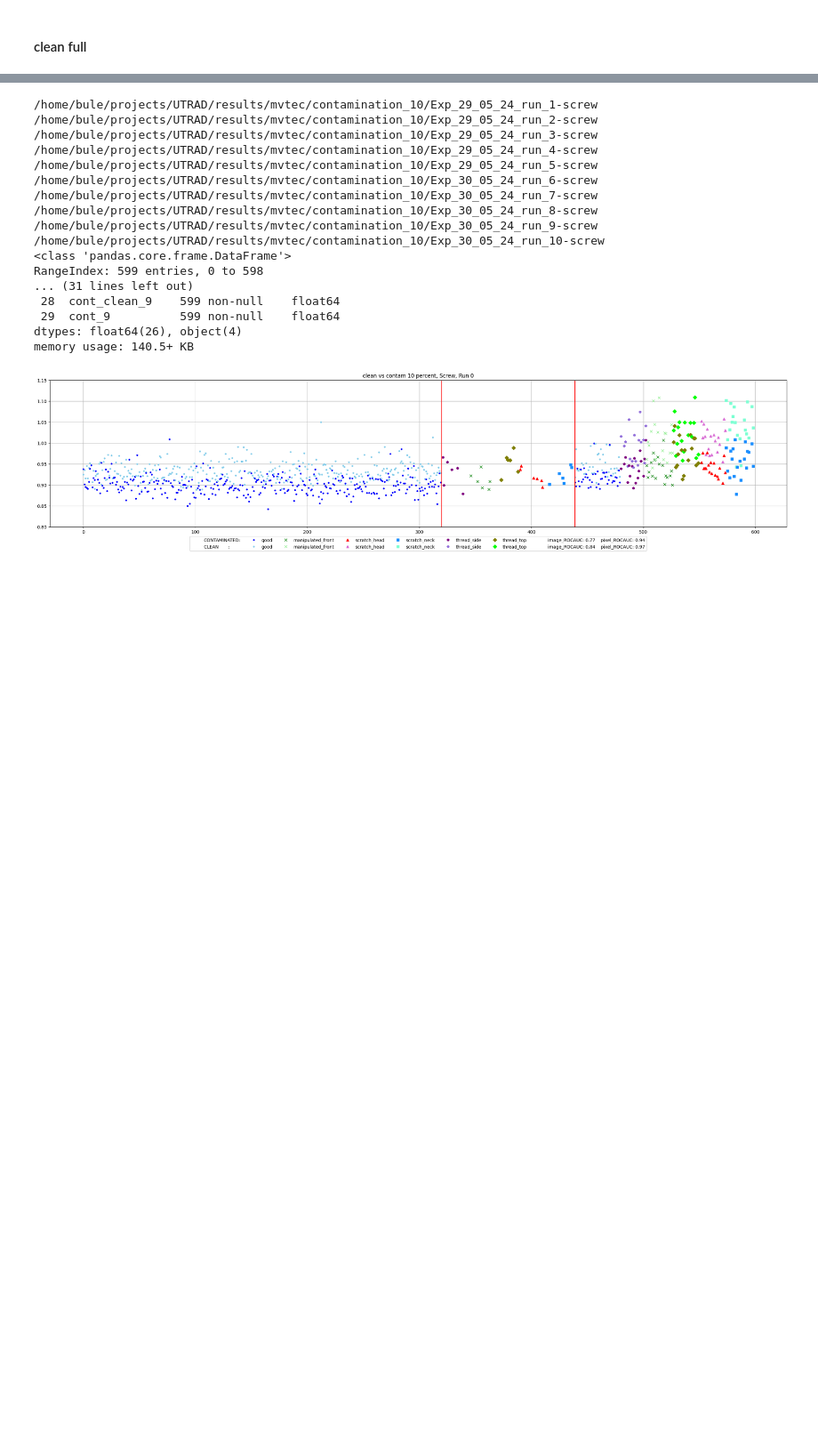
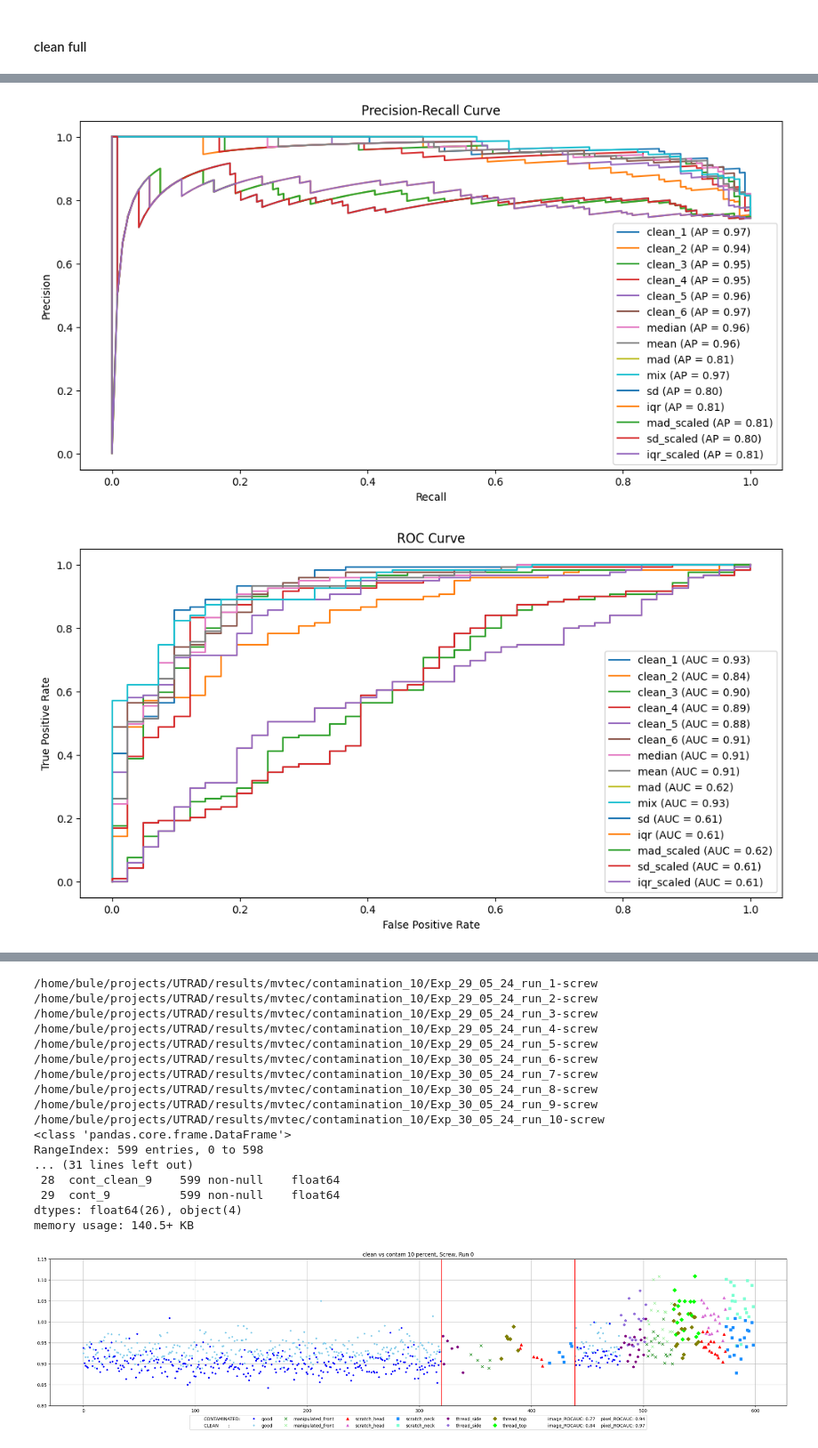
Before and after one commit to buehlpa/UTRAD, a Jupyter notebook: dev_screwruns_cont.ipynb, the cells around one changed output, grey strips where cells are left out. Shown at 89% size. Saved outputs shown, nothing was run; the diff lists cells and outputs as text; code cells hidden in the pictures; blank space fills up the shorter version.

```diff
--- a/dev_screwruns_cont.ipynb
+++ b/dev_screwruns_cont.ipynb
@@ -177,0 +229,46 @@ for i in range(len(df)):
+# %%
+test_labs = [0 if 'good' in path else 1 for path in exppath_guide['test']]
+score_columns = ['clean_1', 'clean_2', 'clean_3', 'clean_4', 'clean_5', 'clean_6','median','mean','mad','mix','sd','iqr','mad_scaled','sd_scaled','iqr_scaled']
+
+# Initialize the plot for Precision-Recall curves
+plt.figure(figsize=(12, 6))
+
+for col in score_columns:
+    # Extract the scores for the current column
+    scores = df[col][df['set'] == 'test']
+
+    # Calculate precision-recall curve
+    precision, recall, _ = precision_recall_curve(test_labs, scores)
+    average_precision = average_precision_score(test_labs, scores)
+
+    # Plot Precision-Recall curve
+    plt.plot(recall, precision, label=f'{col} (AP = {average_precision:.2f})')
+
+plt.xlabel('Recall')
+plt.ylabel('Precision')
+plt.title('Precision-Recall Curve')
+plt.legend()
+plt.show()
+
+# Initialize the plot for ROC curves
+plt.figure(figsize=(12, 6))
+
+for col in score_columns:
+    # Extract the scores for the current column
+    scores = df[col][df['set'] == 'test']
+
+    # Calculate ROC curve
+    fpr, tpr, _ = roc_curve(test_labs, scores)
+    roc_auc = roc_auc_score(test_labs, scores)
+
+    # Plot ROC curve
+    plt.plot(fpr, tpr, label=f'{col} (AUC = {roc_auc:.2f})')
+
+plt.xlabel('False Positive Rate')
+plt.ylabel('True Positive Rate')
+plt.title('ROC Curve')
+plt.legend()
+plt.show()
+# %% [output]
+[figure, added]
+[figure, added]
```
Also changed, not shown: parts of 11 cells of this notebook.
